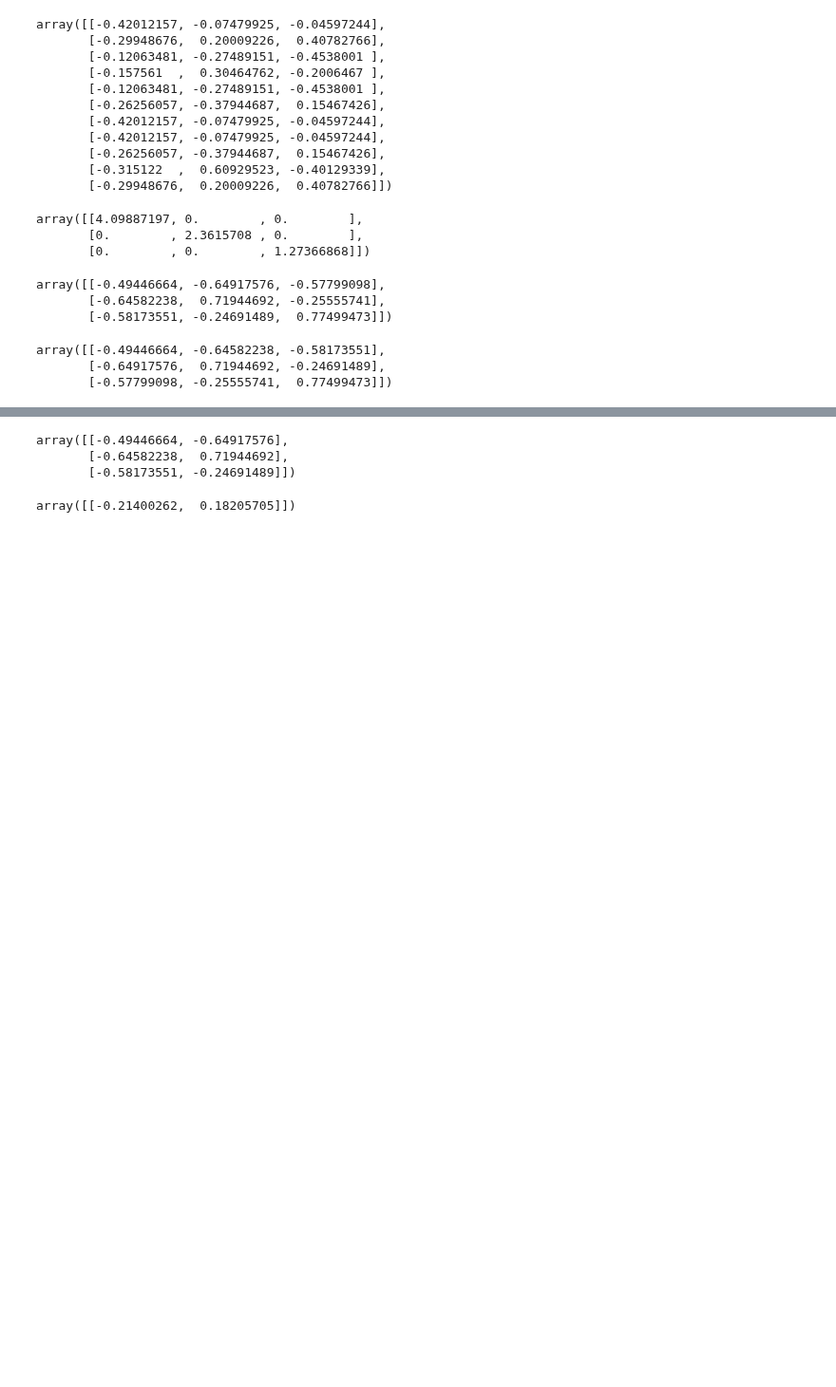
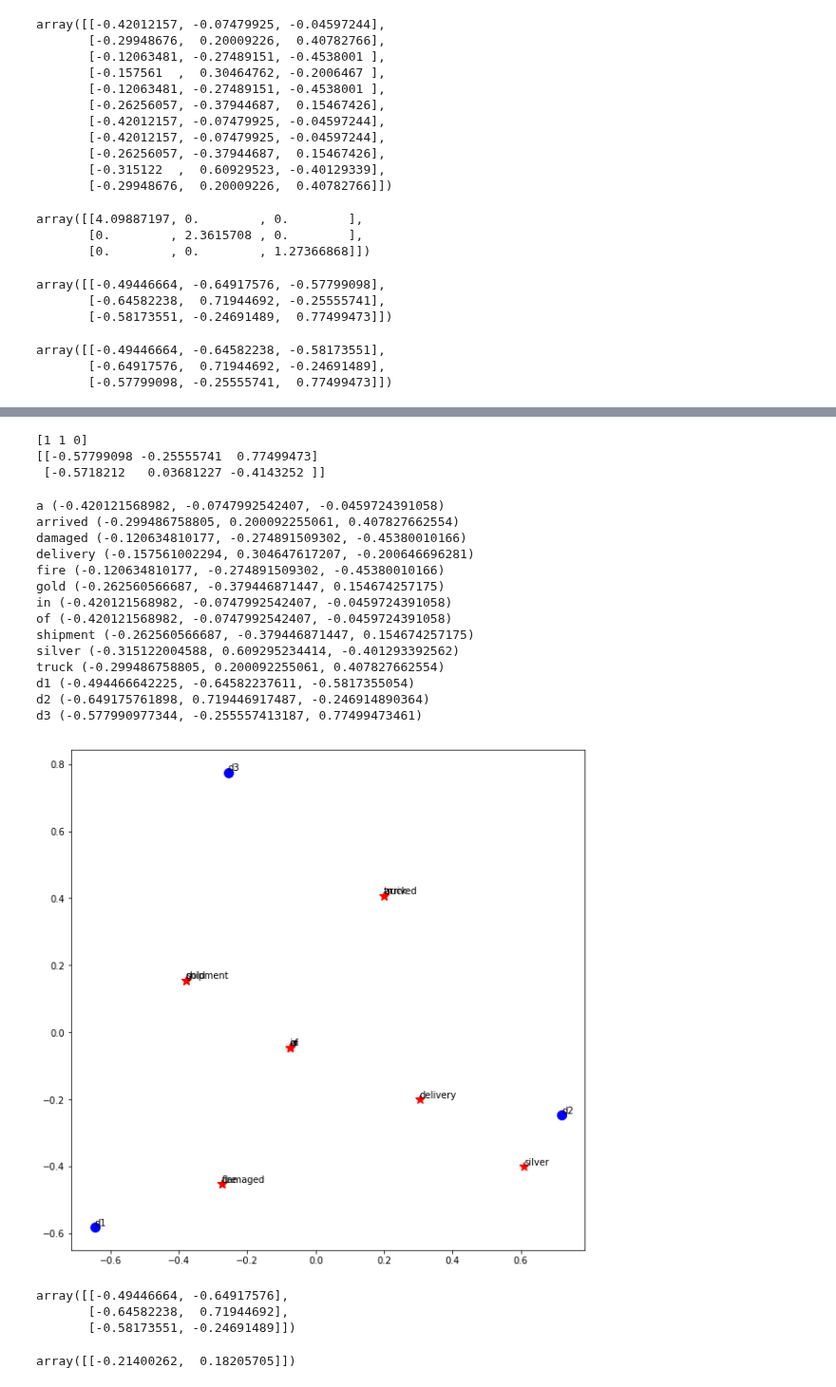
Before and after one commit to vangj/ds, a Jupyter notebook: latent-semantic-analysis.ipynb, the cells around one changed output, grey strips where cells are left out. Shown at 95% size. Cells and saved outputs as stored; diff of their text form; code cells hidden in the pictures; blank space fills up the shorter version.

```diff
--- a/latent-semantic-analysis.ipynb
+++ b/latent-semantic-analysis.ipynb
@@ -61,3 +70,52 @@ array([[-0.49446664, -0.64582238, -0.58173551],
+# %%
+from sklearn.cluster import KMeans
+
+kmeans = KMeans(n_clusters=2).fit(VT)
+print(kmeans.labels_)
+print(kmeans.cluster_centers_)
+# %% [output]
+[1 1 0]
+[[-0.57799098 -0.25555741  0.77499473]
+ [-0.5718212   0.03681227 -0.4143252 ]]
+# %%
+fig = plt.figure(figsize=(10, 10))
+ax = fig.add_subplot(111)
+
+for i in range(len(df.index)):
+    term = df.index[i]
+    x = U[i][0]
+    y = U[i][1]
+    z = U[i][2]
+    print('{} ({}, {}, {})'.format(term, x, y, z))
+
+    plt.plot(y, z, color='red', marker='*', markersize=10.0)
+    ax.annotate(term, xy=(y, z), textcoords='data', horizontalalignment='left', verticalalignment='bottom')
+
+for i in range(VT.shape[1]):
+    doc = 'd{}'.format(i + 1)
+    x = VT[i][0]
+    y = VT[i][1]
+    z = VT[i][2]
+    print('{} ({}, {}, {})'.format(doc, x, y, z))
+
+    plt.plot(y, z, color='blue', marker='o', markersize=10.0)
+    ax.annotate(doc, xy=(y, z), textcoords='data', horizontalalignment='left', verticalalignment='bottom')
+# %% [output]
+a (-0.420121568982, -0.0747992542407, -0.0459724391058)
+arrived (-0.299486758805, 0.200092255061, 0.407827662554)
+damaged (-0.120634810177, -0.274891509302, -0.45380010166)
+delivery (-0.157561002294, 0.304647617207, -0.200646696281)
+fire (-0.120634810177, -0.274891509302, -0.45380010166)
+gold (-0.262560566687, -0.379446871447, 0.154674257175)
+in (-0.420121568982, -0.0747992542407, -0.0459724391058)
+of (-0.420121568982, -0.0747992542407, -0.0459724391058)
+shipment (-0.262560566687, -0.379446871447, 0.154674257175)
+silver (-0.315122004588, 0.609295234414, -0.401293392562)
+truck (-0.299486758805, 0.200092255061, 0.407827662554)
+d1 (-0.494466642225, -0.64582237611, -0.5817355054)
+d2 (-0.649175761898, 0.719446917487, -0.246914890364)
+d3 (-0.577990977344, -0.255557413187, 0.77499473461)
+[figure, added]
 # %%
 from numpy.linalg import inv
 
```
Also changed, not shown: parts of 4 cells of this notebook, 1 other file.
